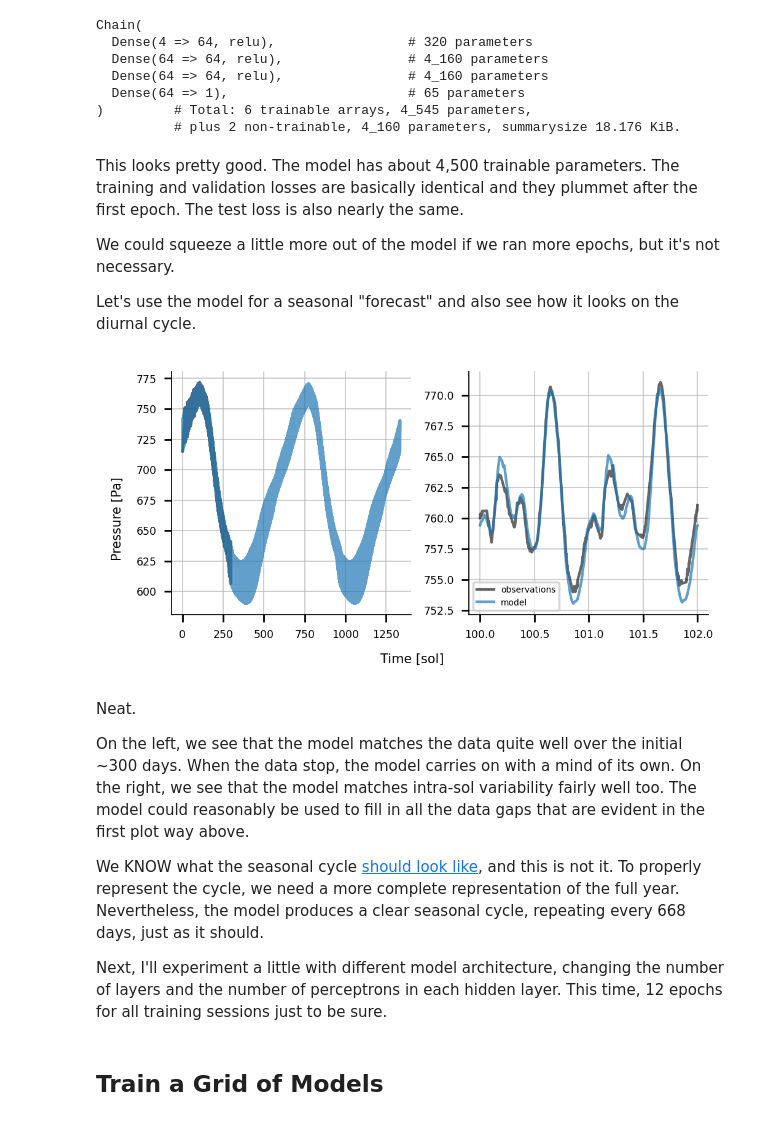
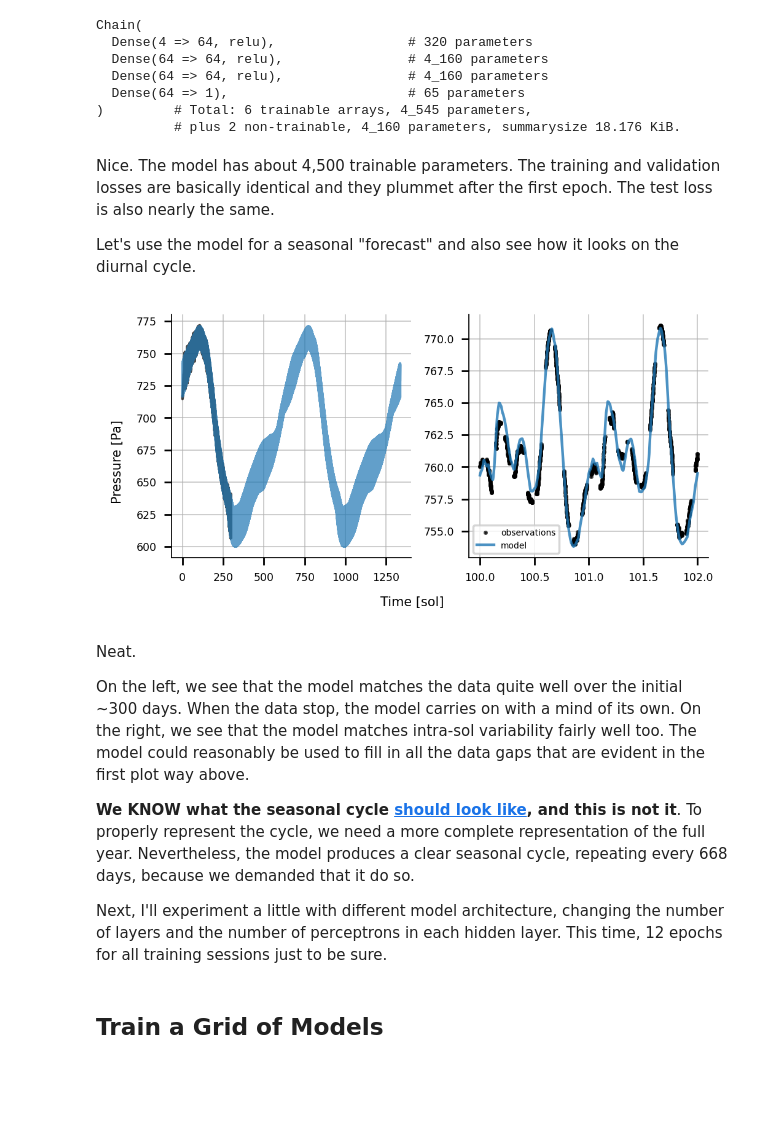
Before and after one commit to markmbaum/MEDA, a Jupyter notebook: messing_with_meda.ipynb, the cells around one changed output. Drawn from its saved outputs; the diff is of its cells as text; code cells hidden in the pictures; blank space fills up the shorter version.

```diff
--- a/messing_with_meda.ipynb
+++ b/messing_with_meda.ipynb
@@ -231,9 +232,7 @@ Chain(
 )         # Total: 6 trainable arrays, 4_545 parameters,
           # plus 2 non-trainable, 4_160 parameters, summarysize 18.176 KiB.
 # %% [markdown]
-This looks pretty good. The model has about 4,500 trainable parameters. The training and validation losses are basically identical and they plummet after the first epoch. The test loss is also nearly the same.
-
-We could squeeze a little more out of the model if we ran more epochs, but it's not necessary.
+Nice. The model has about 4,500 trainable parameters. The training and validation losses are basically identical and they plummet after the first epoch. The test loss is also nearly the same.
 
 Let's use the model for a seasonal "forecast" and also see how it looks on the diurnal cycle.
 # %%
@@ -246,23 +245,23 @@ end;
 # %%
 fig, axs = plt.subplots(1, 2, figsize=(4,2), constrained_layout=true)
 sol = LinRange(0, 668*2, 1_000_000)
-axs[1].plot(df.sol, df.P, color="k", alpha=0.6)
+axs[1].plot(df.sol, df.P, color="k", alpha=0.7)
 axs[1].plot(sol, μ .+ σ*(sinusoids(sol) |> model |> vec), alpha=0.7)
 sol = LinRange(100, 102, 100_000)
 m = (@. 100 < df.sol < 102)
-axs[2].plot(df.sol[m], df.P[m], color="k", alpha=0.6, label="observations")
-axs[2].plot(sol, μ .+ σ*(sinusoids(sol) |> model |> vec), alpha=0.7, label="model")
+axs[2].plot(df.sol[m], df.P[m], color="k", ".", markersize=2, alpha=0.7, label="observations")
+axs[2].plot(sol, μ .+ σ*(sinusoids(sol) |> model |> vec), alpha=0.8, label="model")
 axs[2].legend(fontsize=4)
 fig.supxlabel("Time [sol]")
 fig.supylabel("Pressure [Pa]");
 # %% [output]
-[figure, old version]
+[figure, new version]
 # %% [markdown]
 Neat.
 
 On the left, we see that the model matches the data quite well over the initial ~300 days. When the data stop, the model carries on with a mind of its own. On the right, we see that the model matches intra-sol variability fairly well too. The model could reasonably be used to fill in all the data gaps that are evident in the first plot way above.
 
-We KNOW what the seasonal cycle [should look like](https://github.com/markmbaum/REMS), and this is not it. To properly represent the cycle, we need a more complete representation of the full year. Nevertheless, the model produces a clear seasonal cycle, repeating every 668 days, just as it should.
+**We KNOW what the seasonal cycle [should look like](https://github.com/markmbaum/REMS), and this is not it**. To properly represent the cycle, we need a more complete representation of the full year. Nevertheless, the model produces a clear seasonal cycle, repeating every 668 days, because we demanded that it do so.
 
 Next, I'll experiment a little with different model architecture, changing the number of layers and the number of perceptrons in each hidden layer. This time, 12 epochs for all training sessions just to be sure.
 # %% [markdown]
```
Also changed, not shown: parts of 11 cells of this notebook, 3 other files.
